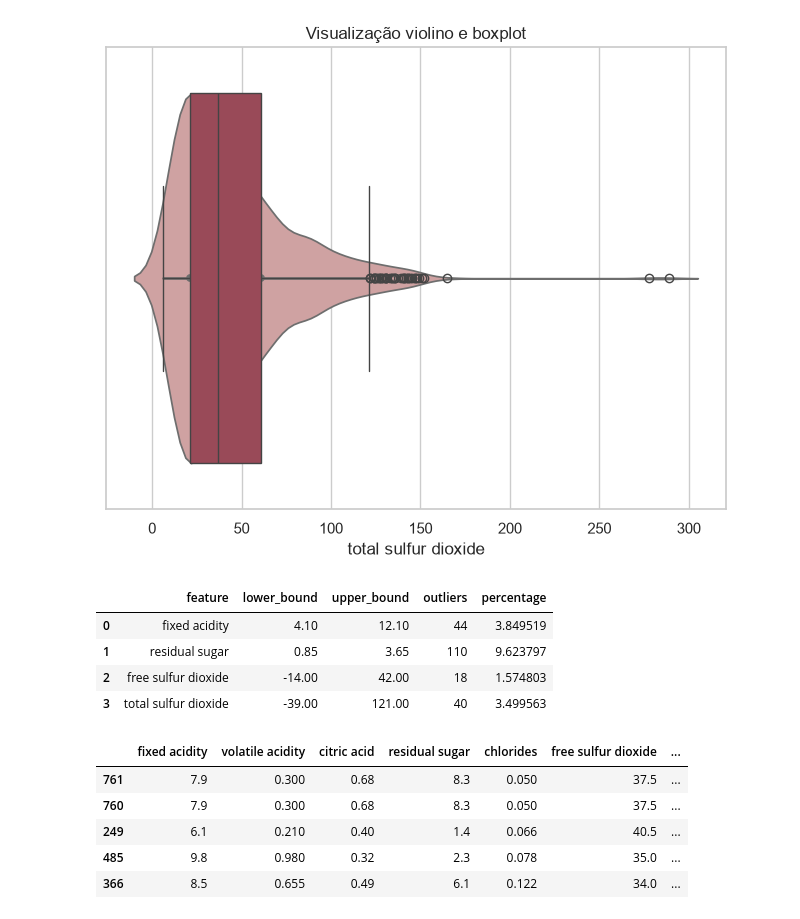
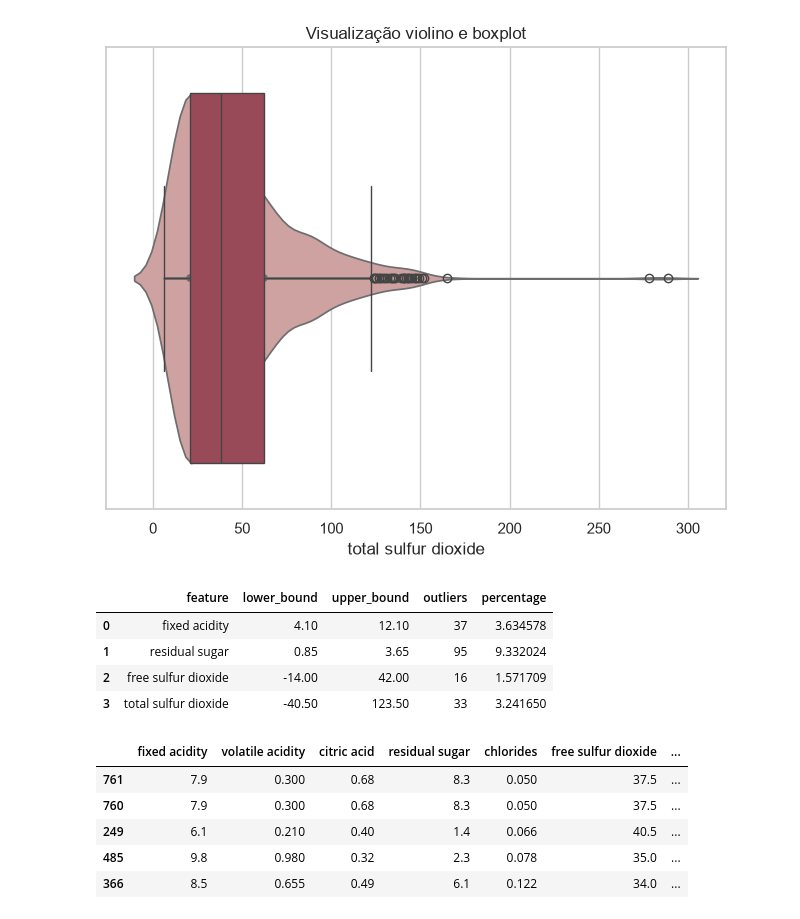
Before and after one commit to aneliabe/wine-quality-classification, a Jupyter notebook: notebooks/wine_quality_analysis.ipynb, the cells around one changed output. Saved outputs shown, nothing was run; the diff lists cells and outputs as text; code cells hidden in the pictures.

```diff
--- a/notebooks/wine_quality_analysis.ipynb
+++ b/notebooks/wine_quality_analysis.ipynb
@@ -240,0 +245,11 @@ O dataset possui **1143** linhas e **13** colunas.
+# %%
+# 1. Preservar o dataset original
+df_original = df.copy()
+
+# 2. Remoção dos dados repetidos, mantendo apenas um de cada padrão
+df_clean = df_original.drop_duplicates(
+    subset=df_original.columns.drop("Id"),
+    keep="first"
+)
+
+df_clean.shape
@@ -373,42 +392,42 @@ plt.show()
 # %%
 features = [
     "fixed acidity",
     "residual sugar",
     "free sulfur dioxide",
     "total sulfur dioxide"
 ]
 
 outlier_summary = []
 
 for column in features:
-    Q1 = df[column].quantile(0.25)
-    Q3 = df[column].quantile(0.75)
+    Q1 = df_clean[column].quantile(0.25)
+    Q3 = df_clean[column].quantile(0.75)
     IQR = Q3 - Q1
 
     lower_bound = Q1 - 1.5 * IQR
     upper_bound = Q3 + 1.5 * IQR
 
-    outliers = df[
-        (df[column] < lower_bound) |
-        (df[column] > upper_bound)
+    outliers = df_clean[
+        (df_clean[column] < lower_bound) |
+        (df_clean[column] > upper_bound)
     ]
 
     outlier_summary.append({
         "feature": column,
         "lower_bound": lower_bound,
         "upper_bound": upper_bound,
         "outliers": len(outliers),
-        "percentage": len(outliers) / len(df) * 100
+        "percentage": len(outliers) / len(df_clean) * 100
     })
 
 outlier_summary = pd.DataFrame(outlier_summary)
 
 outlier_summary
 # %% [output]
 |  | feature | lower_bound | upper_bound | outliers | percentage |
-| 0 | fixed acidity | 4.10 | 12.10 | 44 | 3.849519 |
-| 1 | residual sugar | 0.85 | 3.65 | 110 | 9.623797 |
-| 2 | free sulfur dioxide | -14.00 | 42.00 | 18 | 1.574803 |
-| 3 | total sulfur dioxide | -39.00 | 121.00 | 40 | 3.499563 |
+| 0 | fixed acidity | 4.10 | 12.10 | 37 | 3.634578 |
+| 1 | residual sugar | 0.85 | 3.65 | 95 | 9.332024 |
+| 2 | free sulfur dioxide | -14.00 | 42.00 | 16 | 1.571709 |
+| 3 | total sulfur dioxide | -40.50 | 123.50 | 33 | 3.241650 |
 # %%
 # mostrando os maiores valores
```
Also changed, not shown: parts of 22 cells of this notebook.
